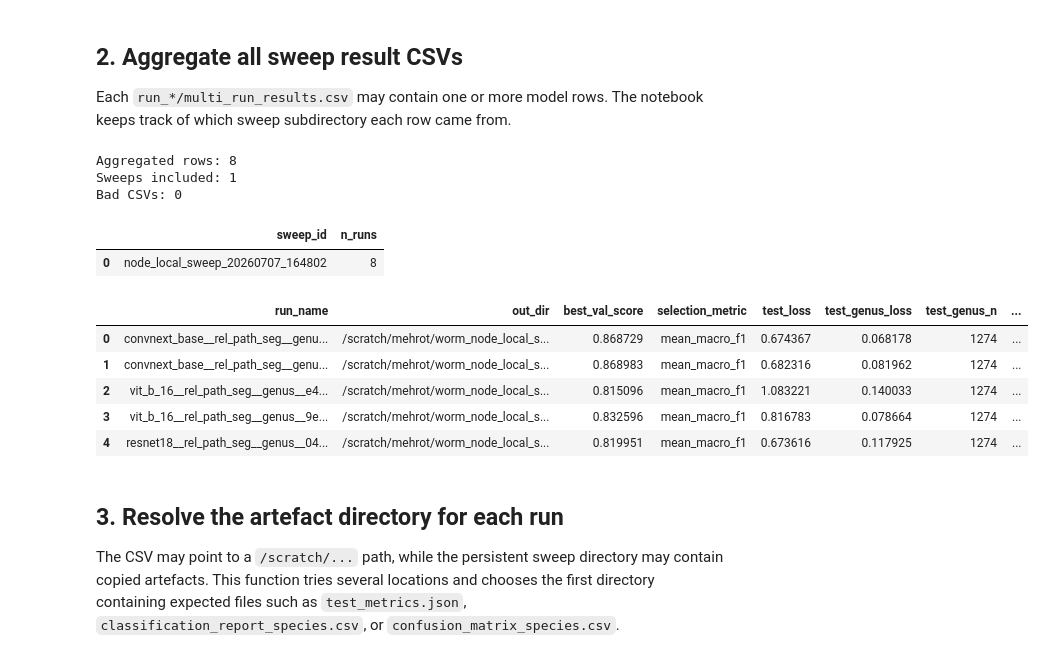
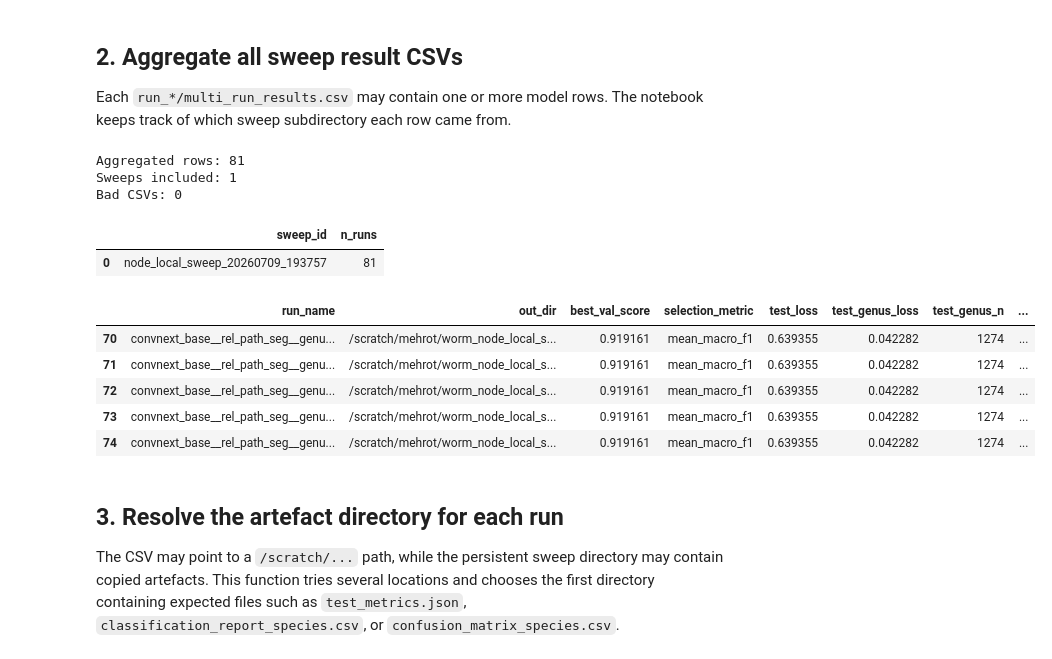
Before and after one commit to darsa-group/worm-species, a Jupyter notebook: data_leakage_check.ipynb, the cells around one changed output. Drawn from its saved outputs; the diff is of its cells as text; code cells hidden in the pictures.

```diff
--- a/data_leakage_check.ipynb
+++ b/data_leakage_check.ipynb
@@ -179,41 +179,41 @@ for csv_path, sweep_dir in csv_paths:
 
 if not frames:
     raise RuntimeError("No non-empty multi_run_results.csv files were found.")
 
 results = pd.concat(frames, ignore_index=True)
 
 # Convert metric-like columns to numeric where possible.
 
 
 
 
 print("Aggregated rows:", len(results))
 print("Sweeps included:", results["sweep_id"].nunique())
 print("Bad CSVs:", len(bad_csvs))
 
 display(
     results
     .groupby("sweep_id")
     .size()
     .reset_index(name="n_runs")
 )
-
+results = results[70:]
 if bad_csvs:
     display(pd.DataFrame(bad_csvs, columns=["csv_path", "error"]))
 
 display(results.head())
 # %% [output]
-Aggregated rows: 8
+Aggregated rows: 81
 Sweeps included: 1
 Bad CSVs: 0
 |  | sweep_id | n_runs |
-| 0 | node_local_sweep_20260707_164802 | 8 |
+| 0 | node_local_sweep_20260709_193757 | 81 |
 |  | run_name | out_dir | best_val_score | selection_metric | test_loss | test_genus_loss | test_genus_n | ... |
-| 0 | convnext_base__rel_path_seg__genu... | /scratch/mehrot/worm_node_local_s... | 0.868729 | mean_macro_f1 | 0.674367 | 0.068178 | 1274 | ... |
-| 1 | convnext_base__rel_path_seg__genu... | /scratch/mehrot/worm_node_local_s... | 0.868983 | mean_macro_f1 | 0.682316 | 0.081962 | 1274 | ... |
-| 2 | vit_b_16__rel_path_seg__genus__e4... | /scratch/mehrot/worm_node_local_s... | 0.815096 | mean_macro_f1 | 1.083221 | 0.140033 | 1274 | ... |
-| 3 | vit_b_16__rel_path_seg__genus__9e... | /scratch/mehrot/worm_node_local_s... | 0.832596 | mean_macro_f1 | 0.816783 | 0.078664 | 1274 | ... |
-| 4 | resnet18__rel_path_seg__genus__04... | /scratch/mehrot/worm_node_local_s... | 0.819951 | mean_macro_f1 | 0.673616 | 0.117925 | 1274 | ... |
+| 70 | convnext_base__rel_path_seg__genu... | /scratch/mehrot/worm_node_local_s... | 0.919161 | mean_macro_f1 | 0.639355 | 0.042282 | 1274 | ... |
+| 71 | convnext_base__rel_path_seg__genu... | /scratch/mehrot/worm_node_local_s... | 0.919161 | mean_macro_f1 | 0.639355 | 0.042282 | 1274 | ... |
+| 72 | convnext_base__rel_path_seg__genu... | /scratch/mehrot/worm_node_local_s... | 0.919161 | mean_macro_f1 | 0.639355 | 0.042282 | 1274 | ... |
+| 73 | convnext_base__rel_path_seg__genu... | /scratch/mehrot/worm_node_local_s... | 0.919161 | mean_macro_f1 | 0.639355 | 0.042282 | 1274 | ... |
+| 74 | convnext_base__rel_path_seg__genu... | /scratch/mehrot/worm_node_local_s... | 0.919161 | mean_macro_f1 | 0.639355 | 0.042282 | 1274 | ... |
 # %% [markdown]
 ## 3. Resolve the artefact directory for each run
 
```
Also changed, not shown: parts of 14 cells of this notebook, 24 other files.
